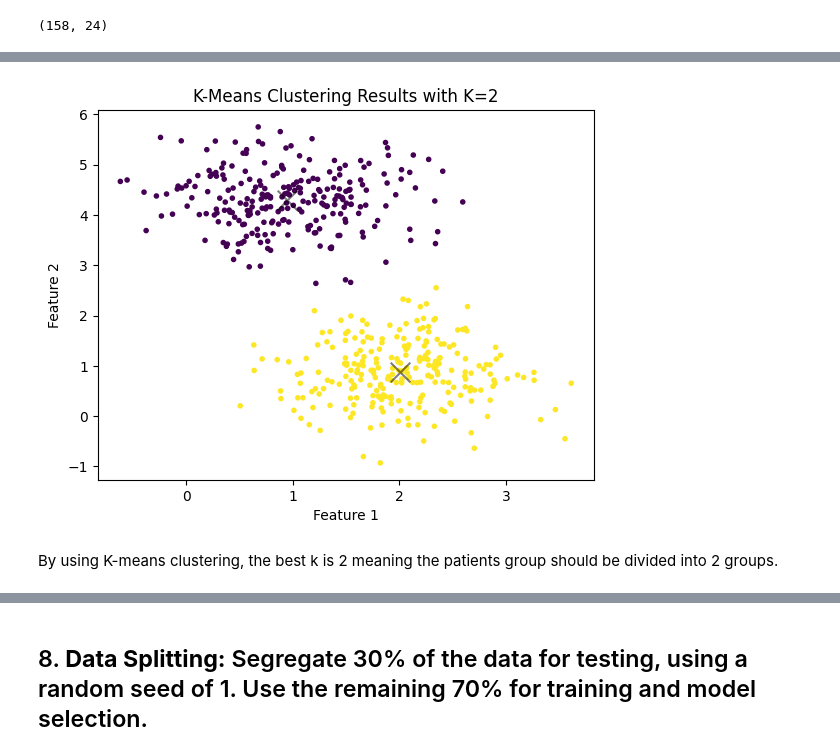
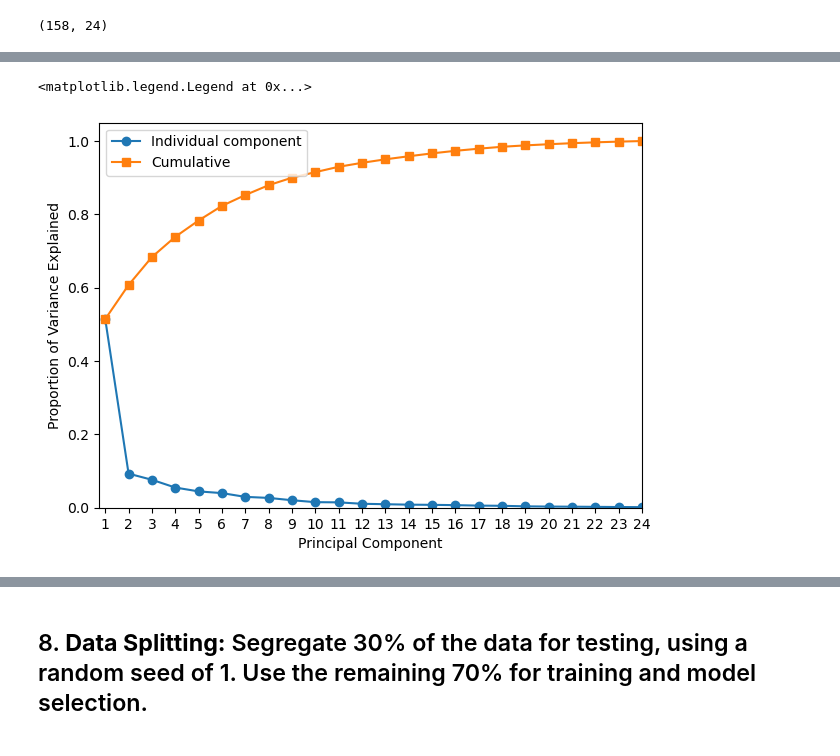
Before and after one commit to lisall8/3DAProject, a Jupyter notebook: assignment6.ipynb, the cells around one changed output, grey strips where cells are left out. Drawn from its saved outputs; the diff is of its cells as text; code cells hidden in the pictures.

```diff
--- a/assignment6.ipynb
+++ b/assignment6.ipynb
@@ -476,19 +423,19 @@ for n_clusters in range_n_clusters:
-# %%
-selected_X, _ = make_blobs(n_samples=500, centers=2, cluster_std=0.60, random_state=0)
-
-kmeans = KMeans(n_clusters=2, random_state=0)
-kmeans.fit(selected_X)
-y_kmeans = kmeans.predict(selected_X)
-
-plt.scatter(selected_X[:, 0], selected_X[:, 1], c=y_kmeans, cmap='viridis', marker='.')
-
-centers = kmeans.cluster_centers_
-plt.scatter(centers[:, 0], centers[:, 1], c='black', s=200, alpha=0.5, marker='x')
-plt.title('K-Means Clustering Results with K=2')
-plt.xlabel('Feature 1')
-plt.ylabel('Feature 2')
-plt.show()
-# %% [output]
-[figure, removed]
-# %% [markdown]
-By using K-means clustering, the best k is 2 meaning the patients group should be divided into 2 groups.
+# %%
+pca_X = PCA()
+pcs = [f"pc{i}" for i in range(1, 25)]
+pca_loadings = pd.DataFrame(pca_X.fit(selected_X).components_.T, index= selected_X.columns, columns = pcs)
+pc_scores = pd.DataFrame(pca_X.fit_transform(selected_X), columns=pcs, index=selected_X.index)
+pc_scores.head(6)
+np.sum(pc_scores.var())
+plt.figure(figsize=(7,5))
+plt.plot((range(1, 25)), pca_X.explained_variance_ratio_, '-o', label='Individual component')
+plt.plot((range(1, 25)), np.cumsum(pca_X.explained_variance_ratio_), '-s', label='Cumulative')
+plt.ylabel('Proportion of Variance Explained')
+plt.xlabel('Principal Component')
+plt.xlim(0.75,4.25)
+plt.ylim(0,1.05)
+plt.xticks((range(1, 25)))
+plt.legend(loc=2)
+# %% [output]
+<matplotlib.legend.Legend at 0x...>
+[figure, added]
```
Also changed, not shown: parts of 18 cells of this notebook.
